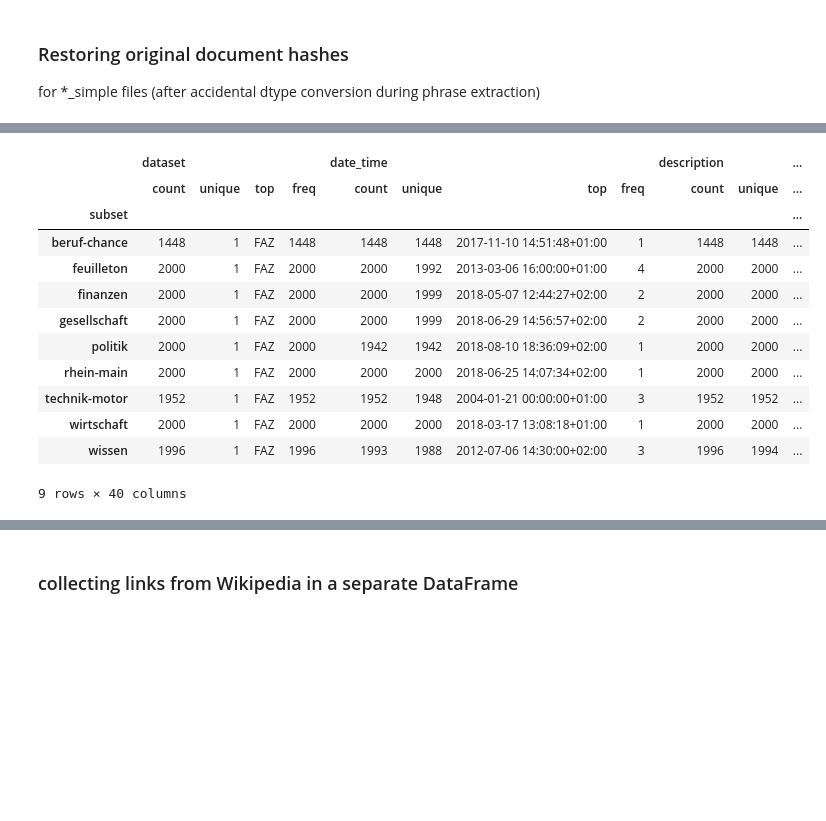
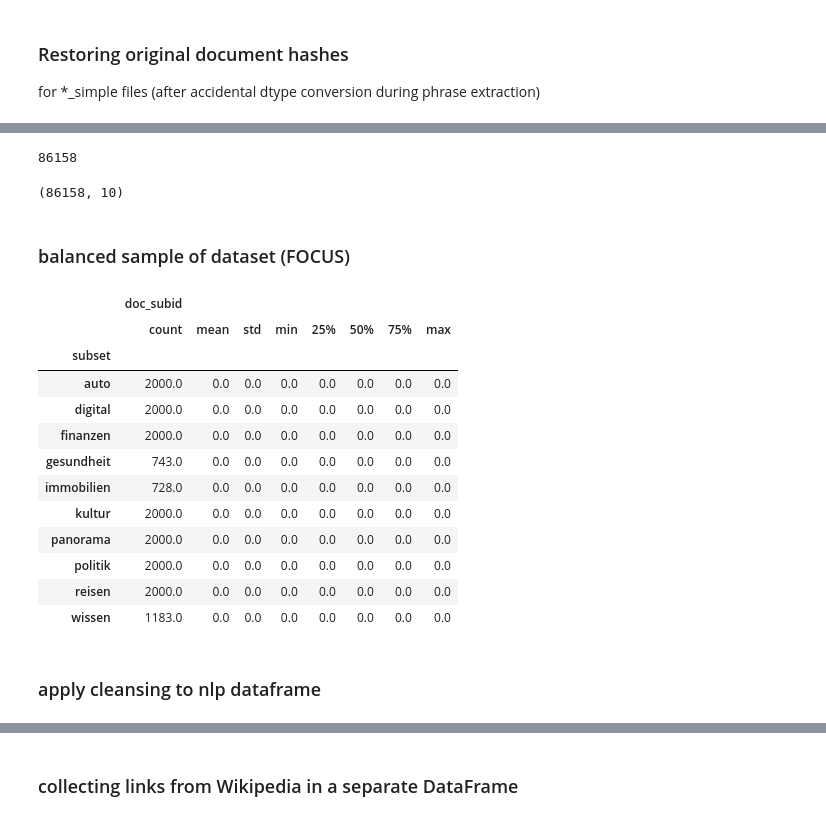
Before and after one commit to andifunke/topic-labeling, a Jupyter notebook: Snippets.ipynb, the cells around one changed output, grey strips where cells are left out. Cells and saved outputs as stored; diff of their text form; code cells hidden in the pictures; blank space fills up the shorter version.

```diff
--- a/Snippets.ipynb
+++ b/Snippets.ipynb
@@ -150,16 +279,11 @@ dfx[dfx.POS == 'NPHRASE']
 # %%
+%matplotlib inline
+import matplotlib.pyplot as plt
 from os.path import join
 import pandas as pd
+from collections import defaultdict
 from constants import *
 
-fname1 = 'FAZ.pickle'
+fname1 = 'FOCUS.pickle'
 fpath1 = join(ETL_PATH, fname1)
-df1 = pd.read_pickle(fpath1)
-fname2 = 'FAZ2.pickle'
-fpath2 = join(ETL_PATH, fname2)
-df2 = pd.read_pickle(fpath2)
-
-df1['new'] = False
-combined = pd.concat([df1, df2])
-c1 = combined
-c2 = combined[~combined.duplicated(subset=[TITLE])]
+df = pd.read_pickle(fpath1)
@@ -197,0 +328,4 @@ c2.groupby('subset').describe()
+# %%
+# apply metric on corpus
+df['enc_score'] = df[TEXT].apply(encryption_score)
+df[[TEXT, 'enc_score']]
@@ -198,19 +400,32 @@ c2.groupby('subset').describe()
+# %%
+df = df[df.enc_score <= 300]
+len(df)
+# %% [output]
+86158
+# %%
+df = df.drop(['enc_score'], axis=1)
+df.to_pickle(join(ETL_PATH, 'FOCUS_cleansed.pickle'))
+pd.read_pickle(join(ETL_PATH, 'FOCUS_cleansed.pickle')).shape
+# %% [output]
+(86158, 10)
+# %% [markdown]
+### balanced sample of dataset (FOCUS)
 # %%
-dfx = c2.sample(frac=1, random_state=12345)  # shuffle DataFrame for a random sample
+dfx = df.sample(frac=1, random_state=12345)  # shuffle DataFrame for a random sample
 dfx = dfx.groupby('subset').head(2000)
 dfx.groupby('subset').describe()
 # %% [output]
-|  | dataset |  |  |  | date_time |  |  |  | description |  | ... |
-|  | count | unique | top | freq | count | unique | top | freq | count | unique | ... |
-| subset |  |  |  |  |  |  |  |  |  |  | ... |
-| beruf-chance | 1448 | 1 | FAZ | 1448 | 1448 | 1448 | 2017-11-10 14:51:48+01:00 | 1 | 1448 | 1448 | ... |
-| feuilleton | 2000 | 1 | FAZ | 2000 | 2000 | 1992 | 2013-03-06 16:00:00+01:00 | 4 | 2000 | 2000 | ... |
-| finanzen | 2000 | 1 | FAZ | 2000 | 2000 | 1999 | 2018-05-07 12:44:27+02:00 | 2 | 2000 | 2000 | ... |
-| gesellschaft | 2000 | 1 | FAZ | 2000 | 2000 | 1999 | 2018-06-29 14:56:57+02:00 | 2 | 2000 | 2000 | ... |
-| politik | 2000 | 1 | FAZ | 2000 | 1942 | 1942 | 2018-08-10 18:36:09+02:00 | 1 | 2000 | 2000 | ... |
-| rhein-main | 2000 | 1 | FAZ | 2000 | 2000 | 2000 | 2018-06-25 14:07:34+02:00 | 1 | 2000 | 2000 | ... |
-| technik-motor | 1952 | 1 | FAZ | 1952 | 1952 | 1948 | 2004-01-21 00:00:00+01:00 | 3 | 1952 | 1952 | ... |
-| wirtschaft | 2000 | 1 | FAZ | 2000 | 2000 | 2000 | 2018-03-17 13:08:18+01:00 | 1 | 2000 | 2000 | ... |
-| wissen | 1996 | 1 | FAZ | 1996 | 1993 | 1988 | 2012-07-06 14:30:00+02:00 | 3 | 1996 | 1994 | ... |
+|  | doc_subid |  |  |  |  |  |  |  |
+|  | count | mean | std | min | 25% | 50% | 75% | max |
+| subset |  |  |  |  |  |  |  |  |
+| auto | 2000.0 | 0.0 | 0.0 | 0.0 | 0.0 | 0.0 | 0.0 | 0.0 |
+| digital | 2000.0 | 0.0 | 0.0 | 0.0 | 0.0 | 0.0 | 0.0 | 0.0 |
+| finanzen | 2000.0 | 0.0 | 0.0 | 0.0 | 0.0 | 0.0 | 0.0 | 0.0 |
+| gesundheit | 743.0 | 0.0 | 0.0 | 0.0 | 0.0 | 0.0 | 0.0 | 0.0 |
+| immobilien | 728.0 | 0.0 | 0.0 | 0.0 | 0.0 | 0.0 | 0.0 | 0.0 |
+| kultur | 2000.0 | 0.0 | 0.0 | 0.0 | 0.0 | 0.0 | 0.0 | 0.0 |
+| panorama | 2000.0 | 0.0 | 0.0 | 0.0 | 0.0 | 0.0 | 0.0 | 0.0 |
+| politik | 2000.0 | 0.0 | 0.0 | 0.0 | 0.0 | 0.0 | 0.0 | 0.0 |
+| reisen | 2000.0 | 0.0 | 0.0 | 0.0 | 0.0 | 0.0 | 0.0 | 0.0 |
+| wissen | 1183.0 | 0.0 | 0.0 | 0.0 | 0.0 | 0.0 | 0.0 | 0.0 |
-9 rows × 40 columns
 # %%
@@ -218,0 +433,2 @@ subset_sample.to_pickle(join(ETL_PATH, 'FAZ_document_sample2.pickle'))
+# %% [markdown]
+### apply cleansing to nlp dataframe
```
Also changed, not shown: parts of 46 cells of this notebook, 1 other file.
